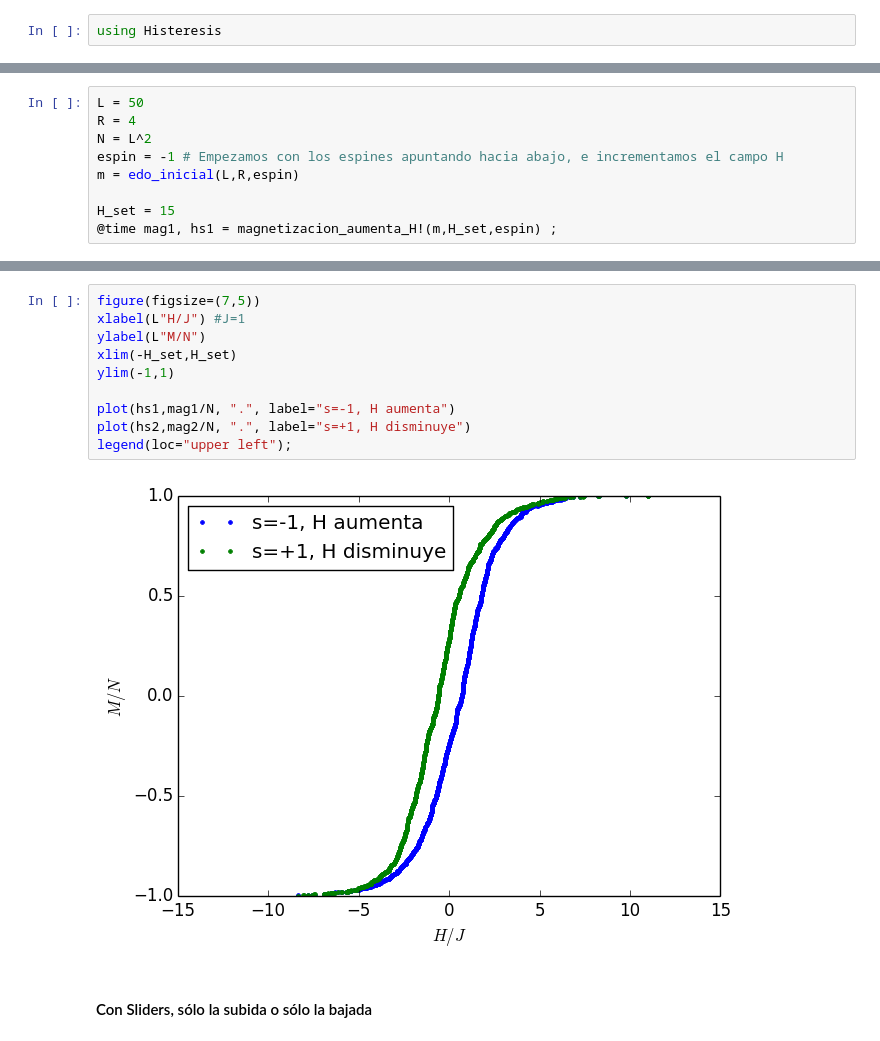
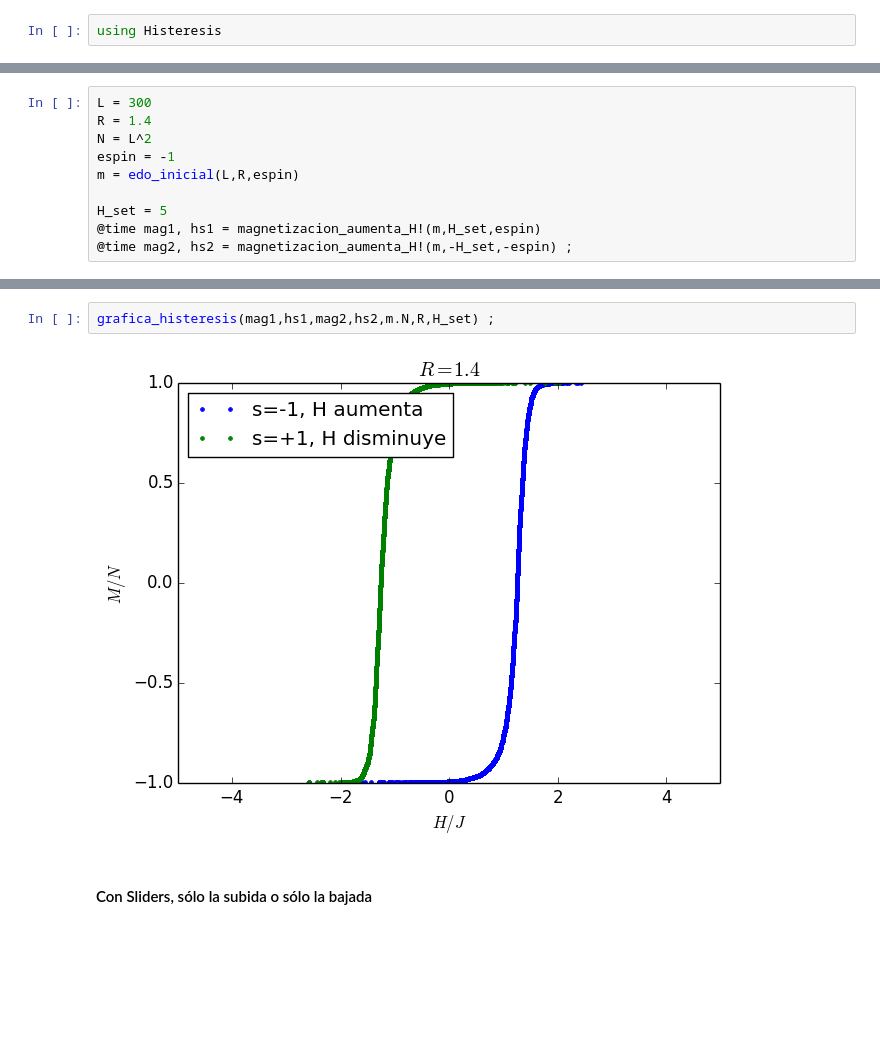
Before and after one commit to rodrigolece/proyecto-final-mcmc, a Jupyter notebook: resultados_con_modulo.ipynb, the cells around one changed output, grey strips where cells are left out. Drawn from its saved outputs; the diff is of its cells as text; blank space fills up the shorter version.

```diff
--- a/resultados_con_modulo.ipynb
+++ b/resultados_con_modulo.ipynb
@@ -55,10 +113,11 @@ using Histeresis
 # %%
-L = 50
-R = 4
+L = 300
+R = 1.4
 N = L^2
-espin = -1 # Empezamos con los espines apuntando hacia abajo, e incrementamos el campo H
+espin = -1
 m = edo_inicial(L,R,espin)
 
-H_set = 15
-@time mag1, hs1 = magnetizacion_aumenta_H!(m,H_set,espin) ;
+H_set = 5
+@time mag1, hs1 = magnetizacion_aumenta_H!(m,H_set,espin)
+@time mag2, hs2 = magnetizacion_aumenta_H!(m,-H_set,-espin) ;
 # %% [output]
@@ -71,15 +126,7 @@ elapsed time: 0.443525504 seconds (26710424 bytes allocated, 17.90% gc time)
-# %%
-figure(figsize=(7,5))
-xlabel(L"H/J") #J=1
-ylabel(L"M/N")
-xlim(-H_set,H_set)
-ylim(-1,1)
-
-plot(hs1,mag1/N, ".", label="s=-1, H aumenta")
-plot(hs2,mag2/N, ".", label="s=+1, H disminuye")
-legend(loc="upper left");
-# %% [output]
-[figure, removed]
+# %%
+grafica_histeresis(mag1,hs1,mag2,hs2,m.N,R,H_set) ;
+# %% [output]
+[figure, added]
 # %% [markdown]
 #### Con Sliders, sólo la subida o sólo la bajada
 # %%
```
Also changed, not shown: parts of 16 cells of this notebook.
